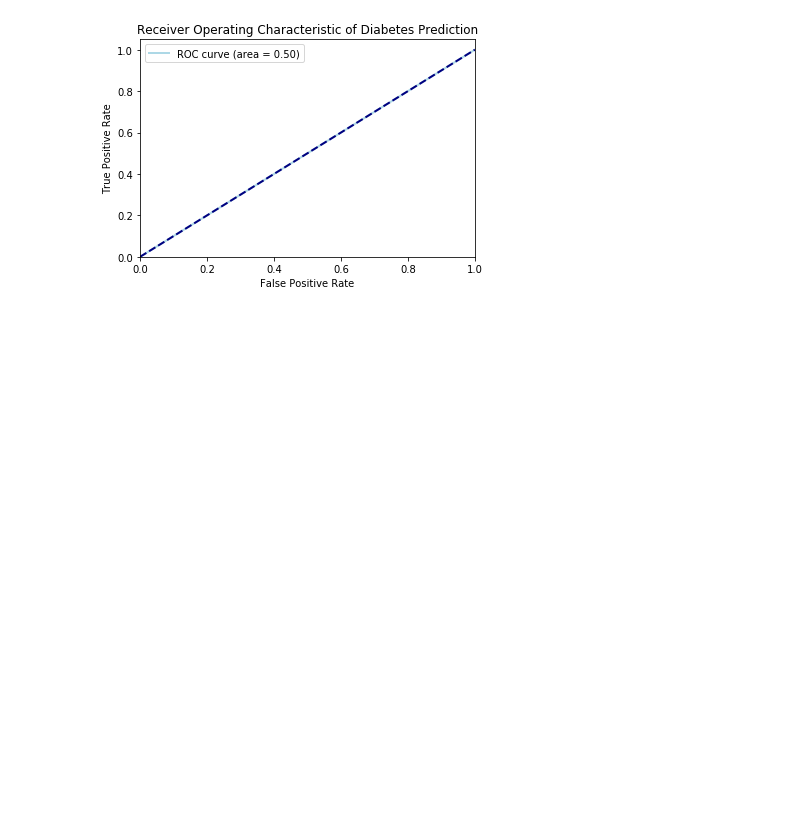
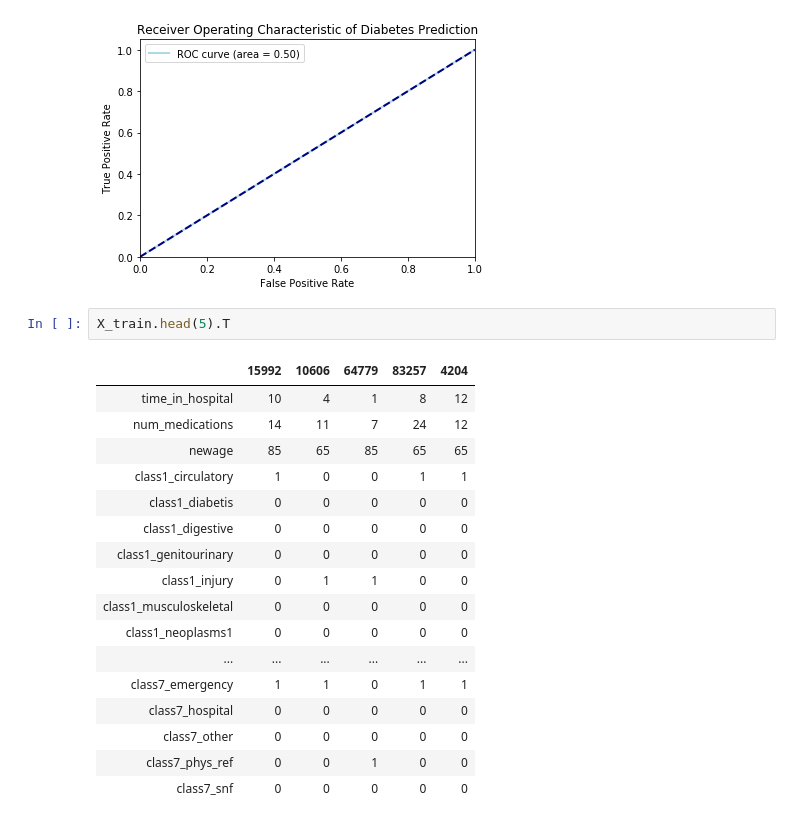
Before and after one commit to borkostolo/healthcare, a Jupyter notebook: dev/charlie/healthcare2.ipynb, the cells around one changed output. Cells and saved outputs as stored; diff of their text form; blank space fills up the shorter version.

```diff
--- a/dev/charlie/healthcare2.ipynb
+++ b/dev/charlie/healthcare2.ipynb
@@ -1015,3 +1002,23 @@ plt.legend()
 plt.show()
 # %% [output]
 [figure]
+# %%
+X_train.head(5).T
+# %% [output]
+|  | 15992 | 10606 | 64779 | 83257 | 4204 |
+| time_in_hospital | 10 | 4 | 1 | 8 | 12 |
+| num_medications | 14 | 11 | 7 | 24 | 12 |
+| newage | 85 | 65 | 85 | 65 | 65 |
+| class1_circulatory | 1 | 0 | 0 | 1 | 1 |
+| class1_diabetis | 0 | 0 | 0 | 0 | 0 |
+| class1_digestive | 0 | 0 | 0 | 0 | 0 |
+| class1_genitourinary | 0 | 0 | 0 | 0 | 0 |
+| class1_injury | 0 | 1 | 1 | 0 | 0 |
+| class1_musculoskeletal | 0 | 0 | 0 | 0 | 0 |
+| class1_neoplasms1 | 0 | 0 | 0 | 0 | 0 |
+| ... | ... | ... | ... | ... | ... |
+| class7_emergency | 1 | 1 | 0 | 1 | 1 |
+| class7_hospital | 0 | 0 | 0 | 0 | 0 |
+| class7_other | 0 | 0 | 0 | 0 | 0 |
+| class7_phys_ref | 0 | 0 | 1 | 0 | 0 |
+| class7_snf | 0 | 0 | 0 | 0 | 0 |
```
Also changed, not shown: parts of 5 cells of this notebook, 2 other files.
